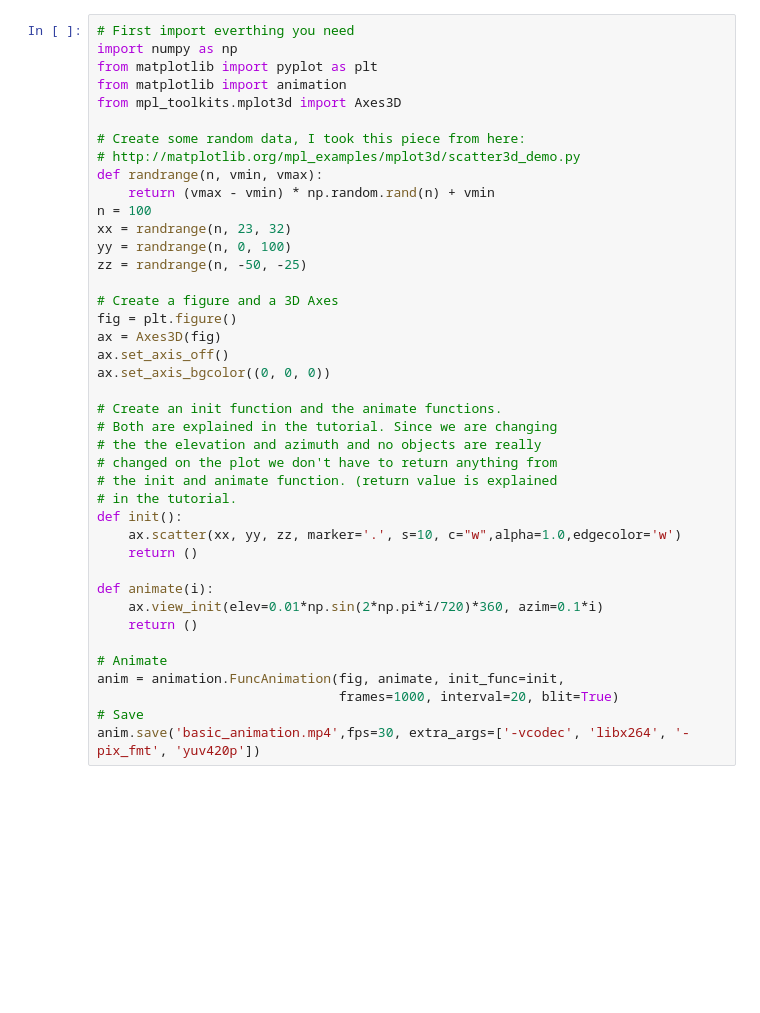
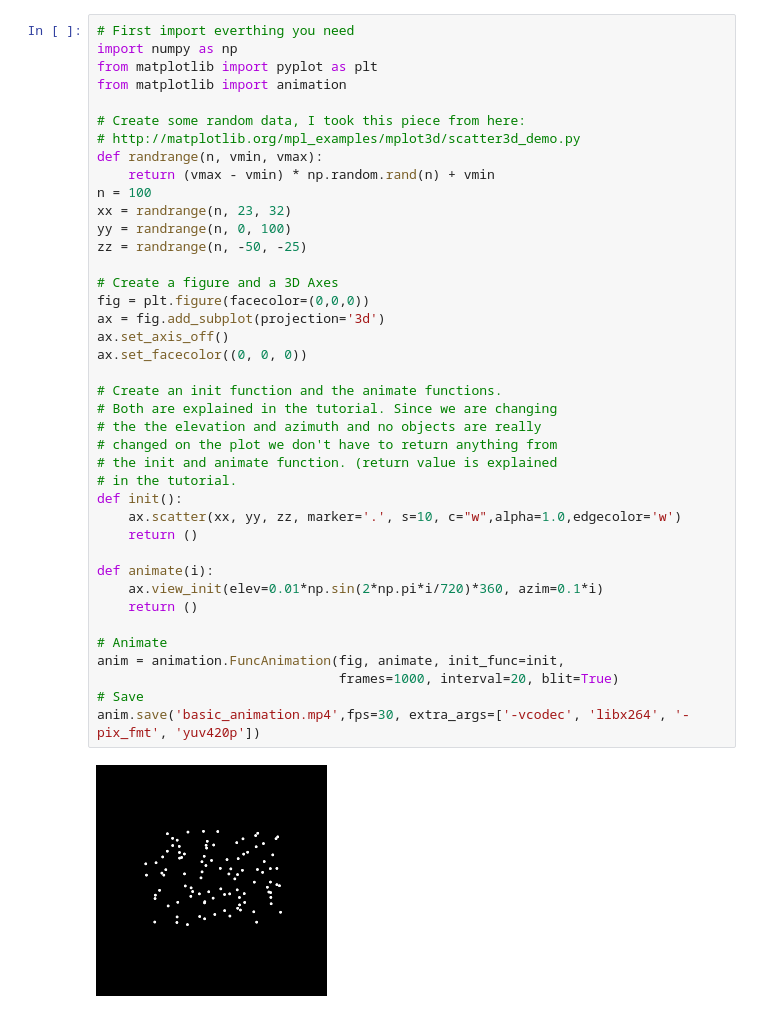
Before and after one commit to gadgethm/finalproject, a Jupyter notebook: 3DAnimationTest.ipynb, the cells around one changed output. Saved outputs shown, nothing was run; the diff lists cells and outputs as text; blank space fills up the shorter version.

```diff
--- a/3DAnimationTest.ipynb
+++ b/3DAnimationTest.ipynb
@@ -3,39 +3,40 @@
 import numpy as np
 from matplotlib import pyplot as plt
 from matplotlib import animation
-from mpl_toolkits.mplot3d import Axes3D
 
 # Create some random data, I took this piece from here:
 # http://matplotlib.org/mpl_examples/mplot3d/scatter3d_demo.py
 def randrange(n, vmin, vmax):
     return (vmax - vmin) * np.random.rand(n) + vmin
 n = 100
 xx = randrange(n, 23, 32)
 yy = randrange(n, 0, 100)
 zz = randrange(n, -50, -25)
 
 # Create a figure and a 3D Axes
-fig = plt.figure()
-ax = Axes3D(fig)
+fig = plt.figure(facecolor=(0,0,0))
+ax = fig.add_subplot(projection='3d')
 ax.set_axis_off()
-ax.set_axis_bgcolor((0, 0, 0))
+ax.set_facecolor((0, 0, 0))
 
 # Create an init function and the animate functions.
 # Both are explained in the tutorial. Since we are changing
 # the the elevation and azimuth and no objects are really
 # changed on the plot we don't have to return anything from
 # the init and animate function. (return value is explained
 # in the tutorial.
 def init():
     ax.scatter(xx, yy, zz, marker='.', s=10, c="w",alpha=1.0,edgecolor='w')
     return ()
 
 def animate(i):
     ax.view_init(elev=0.01*np.sin(2*np.pi*i/720)*360, azim=0.1*i)
     return ()
 
 # Animate
 anim = animation.FuncAnimation(fig, animate, init_func=init,
                                frames=1000, interval=20, blit=True)
 # Save
 anim.save('basic_animation.mp4',fps=30, extra_args=['-vcodec', 'libx264', '-pix_fmt', 'yuv420p'])
+# %% [output]
+[figure, added]
```
Also changed, not shown: 4 other files.
